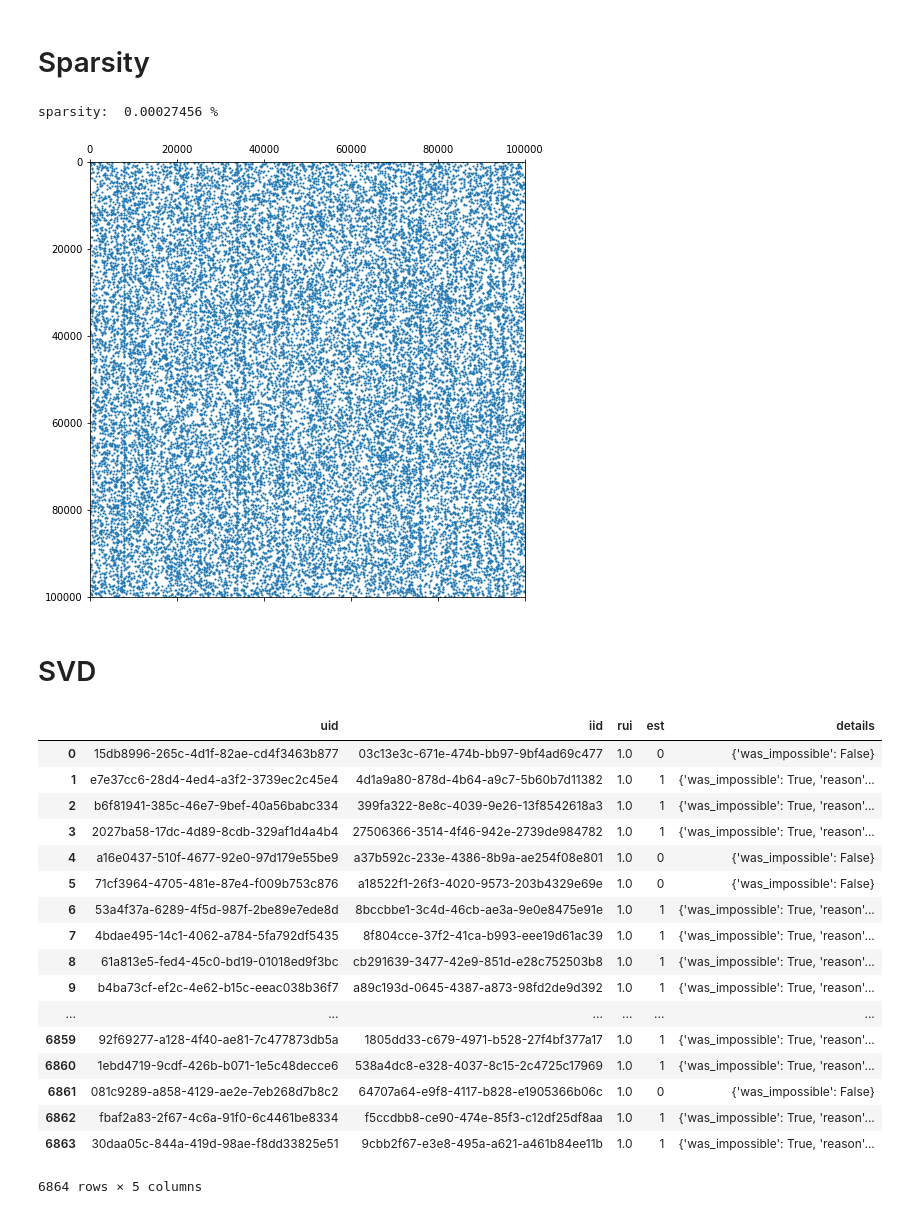
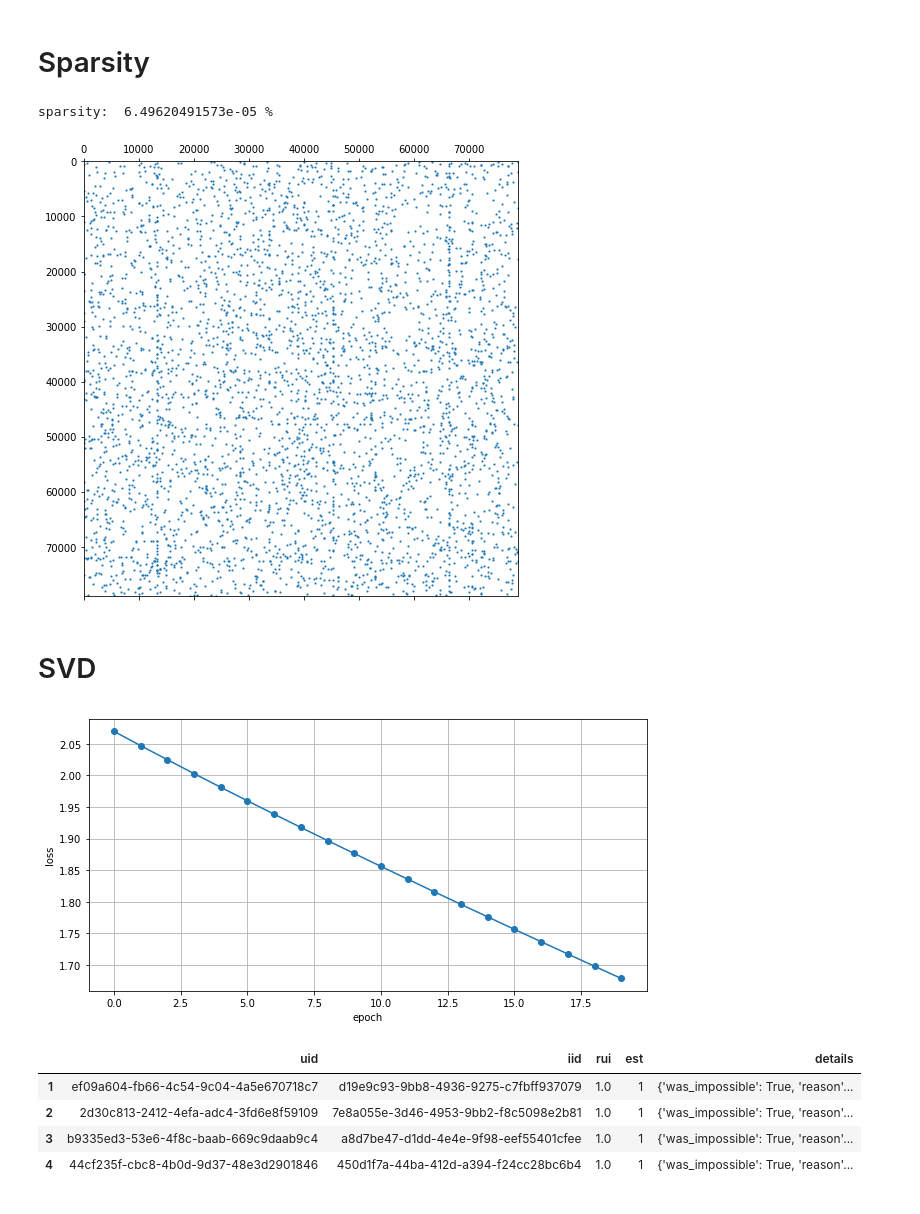
Before and after one commit to jpatrickpark/1003-project, a Jupyter notebook: data_visualizaion.ipynb, the cells around one changed output. Cells and saved outputs as stored; diff of their text form; code cells hidden in the pictures.

```diff
--- a/data_visualizaion.ipynb
+++ b/data_visualizaion.ipynb
@@ -24,7 +24,7 @@ from surprise.model_selection import train_test_split
 # %%
 # mydict = preprocess.create_paper_paper_dict()
 # Creat random subset of dictionary, where we only retain references to themselves
-random_dict = preprocess.create_random_subset_paper_paper_data()
+random_dict = preprocess.create_random_subset_paper_paper_data(debug=True)
 # %%
 numbering, reverse = dict(), dict()
 current_id = 0
@@ -45,8 +45,8 @@ print("sparsity: ",100*papermat.count_nonzero()/papernum**2, "%")
 plt.spy(papermat, markersize=1)
 plt.show()
 # %% [output]
-sparsity:  0.00027456 %
+sparsity:  6.49620491573e-05 %
-[figure, old version]
+[figure, new version]
 # %% [markdown]
 # SVD
 # %%
@@ -58,27 +58,25 @@ algo = SVD(biased=False)
 algo.fit(trainset)
 predictions = algo.test(testset)
 df = pd.DataFrame(predictions, columns=['uid', 'iid', 'rui', 'est', 'details'])
+# %%
+# Comment out following code if not using --
+#  https://github.com/MelodyShih/Surprise/tree/1003-project
+loss = algo.losshistory
+fig, ax = plt.subplots(figsize=(10, 5))
+ax.plot(range(len(loss)), loss, '-o')
+ax.set_xlabel('epoch')
+ax.set_ylabel('loss')
+plt.grid(True)
+# %% [output]
+[figure, added]
 # %%
-df
+df[1:5]
 # %% [output]
 |  | uid | iid | rui | est | details |
-| 0 | 15db8996-265c-4d1f-82ae-cd4f3463b877 | 03c13e3c-671e-474b-bb97-9bf4ad69c477 | 1.0 | 0 | {'was_impossible': False} |
-| 1 | e7e37cc6-28d4-4ed4-a3f2-3739ec2c45e4 | 4d1a9a80-878d-4b64-a9c7-5b60b7d11382 | 1.0 | 1 | {'was_impossible': True, 'reason'... |
-| 2 | b6f81941-385c-46e7-9bef-40a56babc334 | 399fa322-8e8c-4039-9e26-13f8542618a3 | 1.0 | 1 | {'was_impossible': True, 'reason'... |
-| 3 | 2027ba58-17dc-4d89-8cdb-329af1d4a4b4 | 27506366-3514-4f46-942e-2739de984782 | 1.0 | 1 | {'was_impossible': True, 'reason'... |
-| 4 | a16e0437-510f-4677-92e0-97d179e55be9 | a37b592c-233e-4386-8b9a-ae254f08e801 | 1.0 | 0 | {'was_impossible': False} |
-| 5 | 71cf3964-4705-481e-87e4-f009b753c876 | a18522f1-26f3-4020-9573-203b4329e69e | 1.0 | 0 | {'was_impossible': False} |
-| 6 | 53a4f37a-6289-4f5d-987f-2be89e7ede8d | 8bccbbe1-3c4d-46cb-ae3a-9e0e8475e91e | 1.0 | 1 | {'was_impossible': True, 'reason'... |
-| 7 | 4bdae495-14c1-4062-a784-5fa792df5435 | 8f804cce-37f2-41ca-b993-eee19d61ac39 | 1.0 | 1 | {'was_impossible': True, 'reason'... |
-| 8 | 61a813e5-fed4-45c0-bd19-01018ed9f3bc | cb291639-3477-42e9-851d-e28c752503b8 | 1.0 | 1 | {'was_impossible': True, 'reason'... |
-| 9 | b4ba73cf-ef2c-4e62-b15c-eeac038b36f7 | a89c193d-0645-4387-a873-98fd2de9d392 | 1.0 | 1 | {'was_impossible': True, 'reason'... |
-| ... | ... | ... | ... | ... | ... |
-| 6859 | 92f69277-a128-4f40-ae81-7c477873db5a | 1805dd33-c679-4971-b528-27f4bf377a17 | 1.0 | 1 | {'was_impossible': True, 'reason'... |
-| 6860 | 1ebd4719-9cdf-426b-b071-1e5c48decce6 | 538a4dc8-e328-4037-8c15-2c4725c17969 | 1.0 | 1 | {'was_impossible': True, 'reason'... |
-| 6861 | 081c9289-a858-4129-ae2e-7eb268d7b8c2 | 64707a64-e9f8-4117-b828-e1905366b06c | 1.0 | 0 | {'was_impossible': False} |
-| 6862 | fbaf2a83-2f67-4c6a-91f0-6c4461be8334 | f5ccdbb8-ce90-474e-85f3-c12df25df8aa | 1.0 | 1 | {'was_impossible': True, 'reason'... |
-| 6863 | 30daa05c-844a-419d-98ae-f8dd33825e51 | 9cbb2f67-e3e8-495a-a621-a461b84ee11b | 1.0 | 1 | {'was_impossible': True, 'reason'... |
+| 1 | ef09a604-fb66-4c54-9c04-4a5e670718c7 | d19e9c93-9bb8-4936-9275-c7fbff937079 | 1.0 | 1 | {'was_impossible': True, 'reason'... |
+| 2 | 2d30c813-2412-4efa-adc4-3fd6e8f59109 | 7e8a055e-3d46-4953-9bb2-f8c5098e2b81 | 1.0 | 1 | {'was_impossible': True, 'reason'... |
+| 3 | b9335ed3-53e6-4f8c-baab-669c9daab9c4 | a8d7be47-d1dd-4e4e-9f98-eef55401cfee | 1.0 | 1 | {'was_impossible': True, 'reason'... |
+| 4 | 44cf235f-cbc8-4b0d-9d37-48e3d2901846 | 450d1f7a-44ba-412d-a394-f24cc28bc6b4 | 1.0 | 1 | {'was_impossible': True, 'reason'... |
-6864 rows × 5 columns
 # %%
 pu = algo.pu
 qi = algo.qi
```
Also changed, not shown: parts of 1 cell of this notebook.
